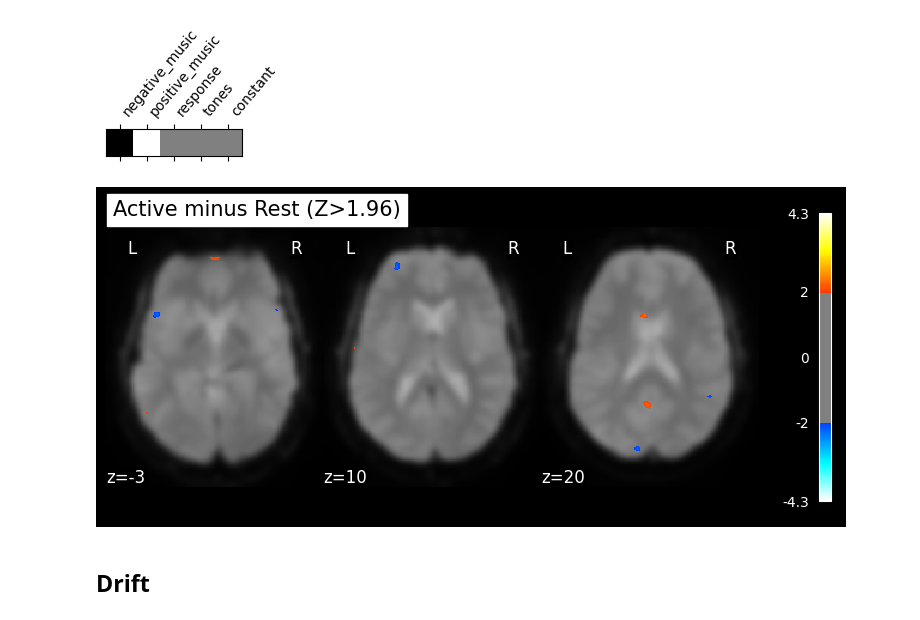
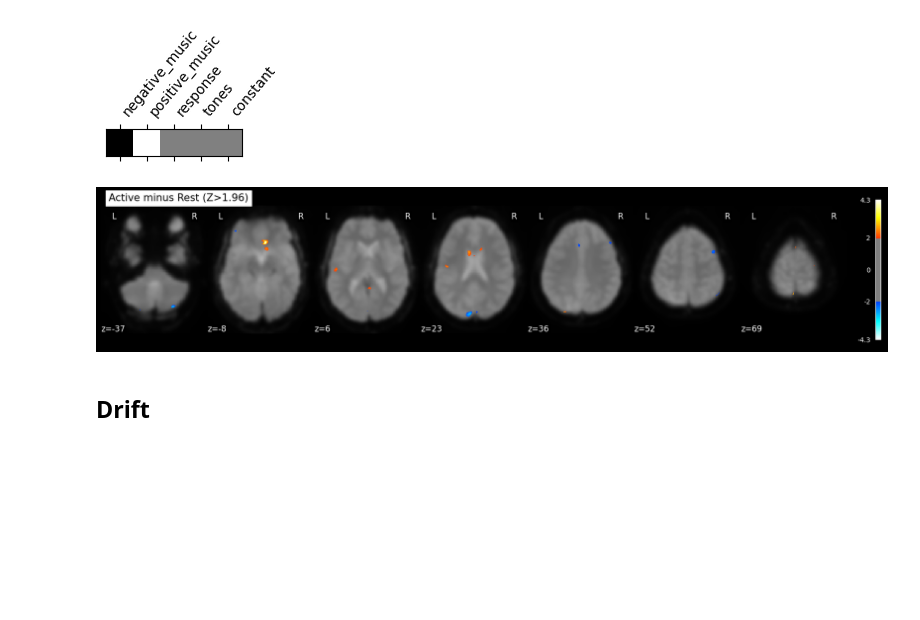
Before and after one commit to NicolasRR/NSSP, a Jupyter notebook: glm.ipynb, the cells around one changed output. Cells and saved outputs as stored; diff of their text form; code cells hidden in the pictures; blank space fills up the shorter version.

```diff
--- a/glm.ipynb
+++ b/glm.ipynb
@@ -137,19 +138,20 @@ plot_contrast_matrix(positive_minus_negative, design_matrix=fmri_glm1.design_mat
 # %%
 import nibabel as nib
 z_map = fmri_glm1.compute_contrast(positive_minus_negative,
                                   output_type='z_score')
 
 nib.save(z_map, op.join(fmaps,'z_map_uncorrected_v0.nii.gz'))
 from nilearn.plotting import plot_stat_map
 from nilearn.image import mean_img
 mean_img_ = mean_img(fmri_img),
 threshold = 1.96
 plot_stat_map(z_map, bg_img=mean_img_[0], threshold=threshold,
-              display_mode='z', cut_coords=view, black_bg=True,
+              display_mode='z', black_bg=True,colorbar=True,
               title=f'Active minus Rest (Z>{threshold})')
+
 plt.show()
 # %% [output]
-[figure, old version]
+[figure, new version]
 # %% [markdown]
 ## Drift
 # %%
```
Also changed, not shown: parts of 17 cells of this notebook, 2 other files.
